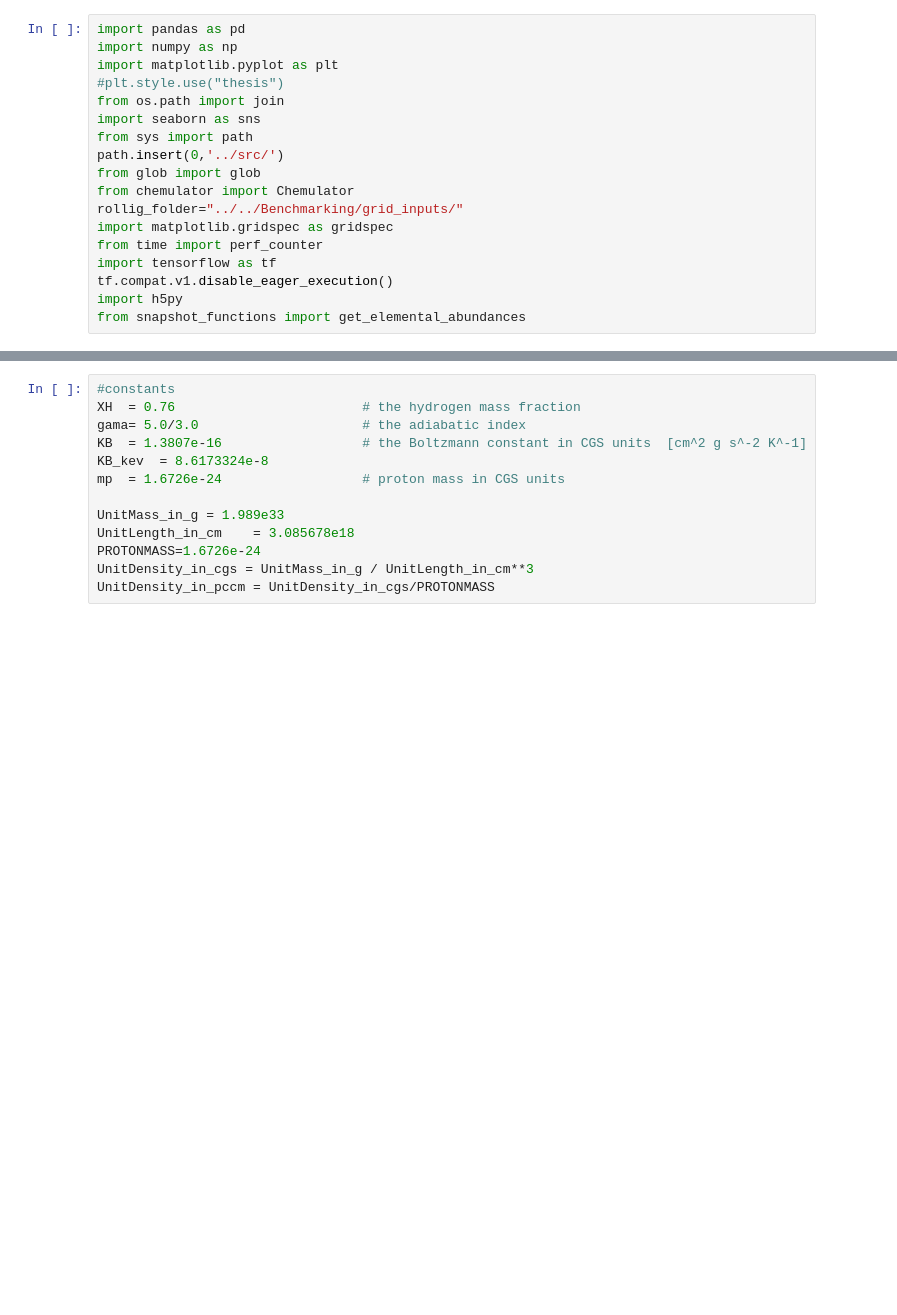
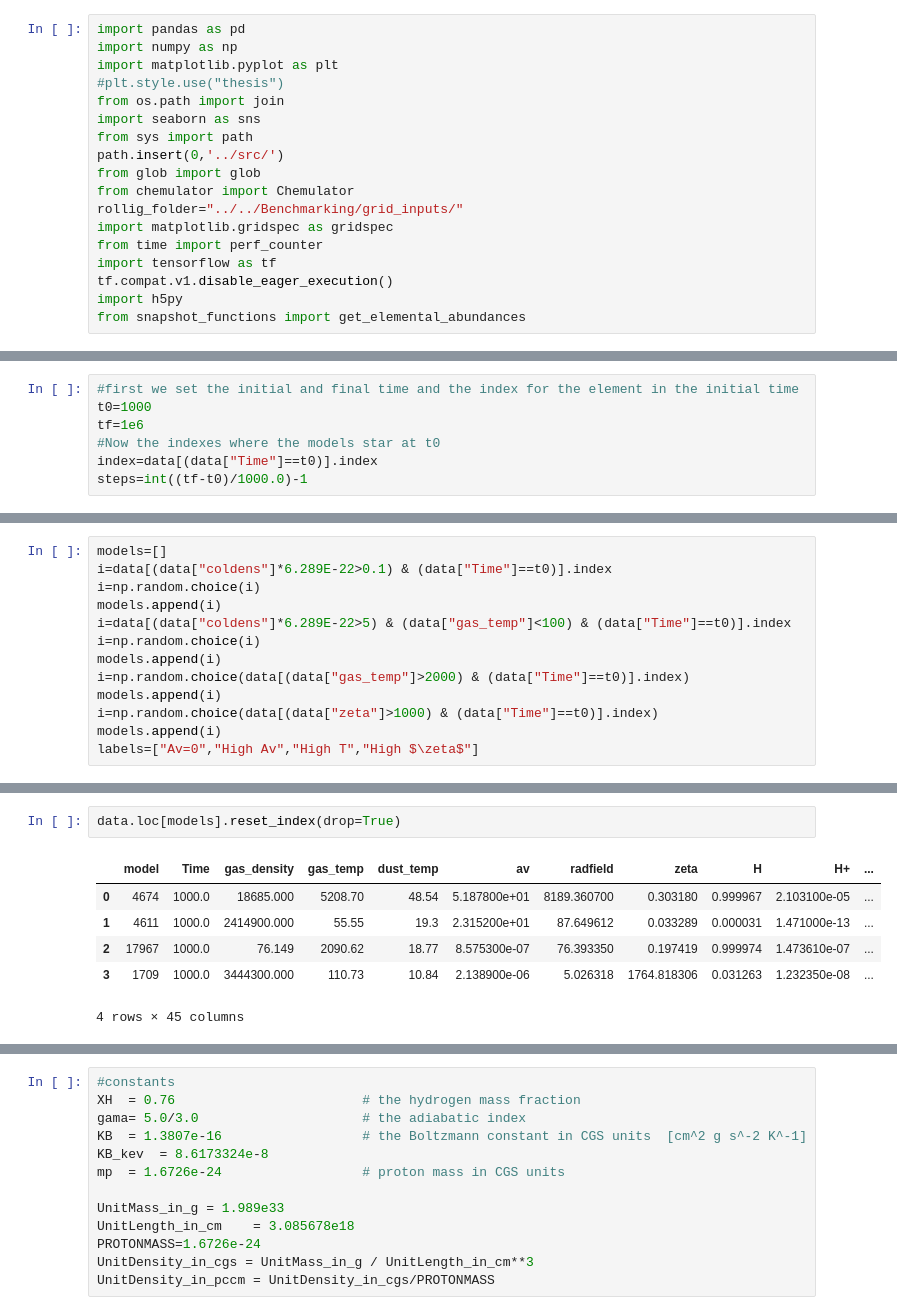
Before and after one commit to JuanDDiosRojas/LEAPS-2023, a Jupyter notebook: Gizmo_Chemulator-main/Notebooks/2 - Time Depedent Chemistry.ipynb, the cells around one changed output, grey strips where cells are left out. Drawn from its saved outputs; the diff is of its cells as text; blank space fills up the shorter version.

```diff
--- a/Gizmo_Chemulator-main/Notebooks/2 - Time Depedent Chemistry.ipynb
+++ b/Gizmo_Chemulator-main/Notebooks/2 - Time Depedent Chemistry.ipynb
@@ -18,0 +46,7 @@ from snapshot_functions import get_elemental_abundances
+# %%
+#first we set the initial and final time and the index for the element in the initial time
+t0=1000
+tf=1e6
+#Now the indexes where the models star at t0
+index=data[(data["Time"]==t0)].index
+steps=int((tf-t0)/1000.0)-1
@@ -18,0 +82,13 @@ from snapshot_functions import get_elemental_abundances
+# %%
+models=[]
+i=data[(data["coldens"]*6.289E-22>0.1) & (data["Time"]==t0)].index
+i=np.random.choice(i)
+models.append(i)
+i=data[(data["coldens"]*6.289E-22>5) & (data["gas_temp"]<100) & (data["Time"]==t0)].index
+i=np.random.choice(i)
+models.append(i)
+i=np.random.choice(data[(data["gas_temp"]>2000) & (data["Time"]==t0)].index)
+models.append(i)
+i=np.random.choice(data[(data["zeta"]>1000) & (data["Time"]==t0)].index)
+models.append(i)
+labels=["Av=0","High Av","High T","High $\zeta$"]
@@ -18,0 +99,9 @@ from snapshot_functions import get_elemental_abundances
+# %%
+data.loc[models].reset_index(drop=True)
+# %% [output]
+|  | model | Time | gas_density | gas_temp | dust_temp | av | radfield | zeta | H | H+ | ... |
+| 0 | 4674 | 1000.0 | 18685.000 | 5208.70 | 48.54 | 5.187800e+01 | 8189.360700 | 0.303180 | 0.999967 | 2.103100e-05 | ... |
+| 1 | 4611 | 1000.0 | 2414900.000 | 55.55 | 19.3 | 2.315200e+01 | 87.649612 | 0.033289 | 0.000031 | 1.471000e-13 | ... |
+| 2 | 17967 | 1000.0 | 76.149 | 2090.62 | 18.77 | 8.575300e-07 | 76.393350 | 0.197419 | 0.999974 | 1.473610e-07 | ... |
+| 3 | 1709 | 1000.0 | 3444300.000 | 110.73 | 10.84 | 2.138900e-06 | 5.026318 | 1764.818306 | 0.031263 | 1.232350e-08 | ... |
+4 rows × 45 columns
```
Also changed, not shown: parts of 20 cells of this notebook, 1 other file.
